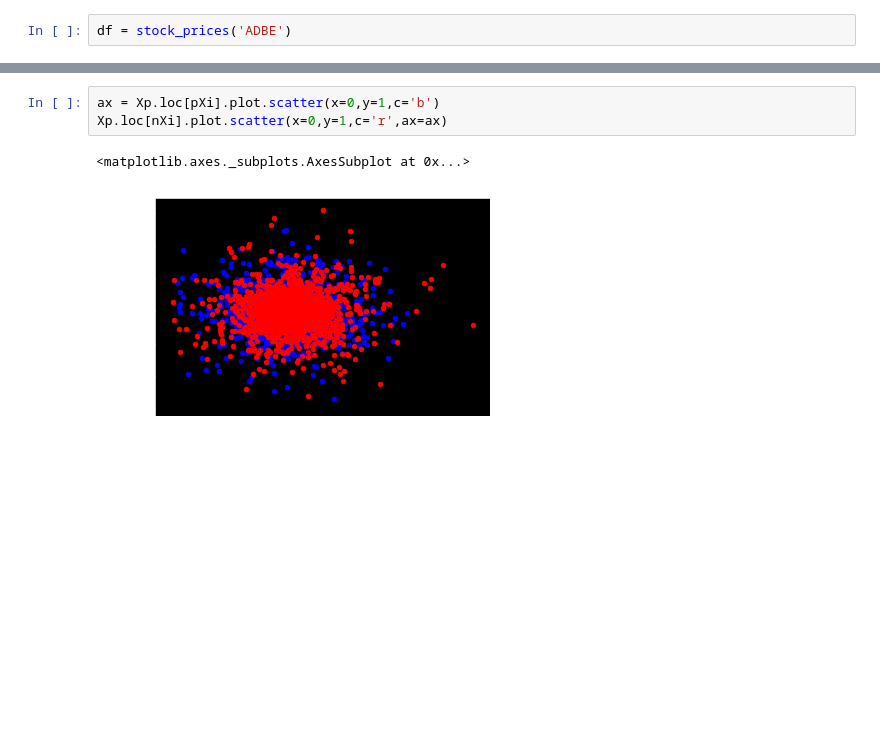
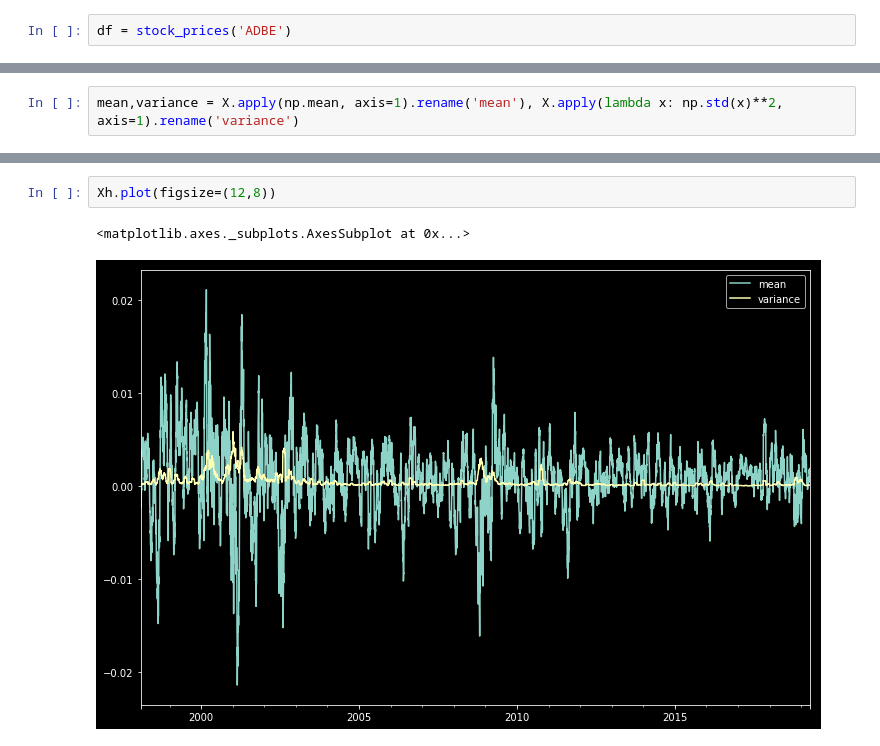
Before and after one commit to jackmuskopf/market-test-scratch, a Jupyter notebook: model-dev/linear-model.ipynb, the cells around one changed output, grey strips where cells are left out. Drawn from its saved outputs; the diff is of its cells as text; blank space fills up the shorter version.

```diff
--- a/model-dev/linear-model.ipynb
+++ b/model-dev/linear-model.ipynb
@@ -37,0 +77,2 @@ X.head()
+# %%
+mean,variance = X.apply(np.mean, axis=1).rename('mean'), X.apply(lambda x: np.std(x)**2, axis=1).rename('variance')
@@ -99,6 +116,5 @@ Xp.head()
-# %%
-ax = Xp.loc[pXi].plot.scatter(x=0,y=1,c='b')
-Xp.loc[nXi].plot.scatter(x=0,y=1,c='r',ax=ax)
-# %% [output]
-<matplotlib.axes._subplots.AxesSubplot at 0x...>
-[figure, removed]
+# %%
+Xh.plot(figsize=(12,8))
+# %% [output]
+<matplotlib.axes._subplots.AxesSubplot at 0x...>
+[figure, added]
```
Also changed, not shown: parts of 27 cells of this notebook, 6 other files.
